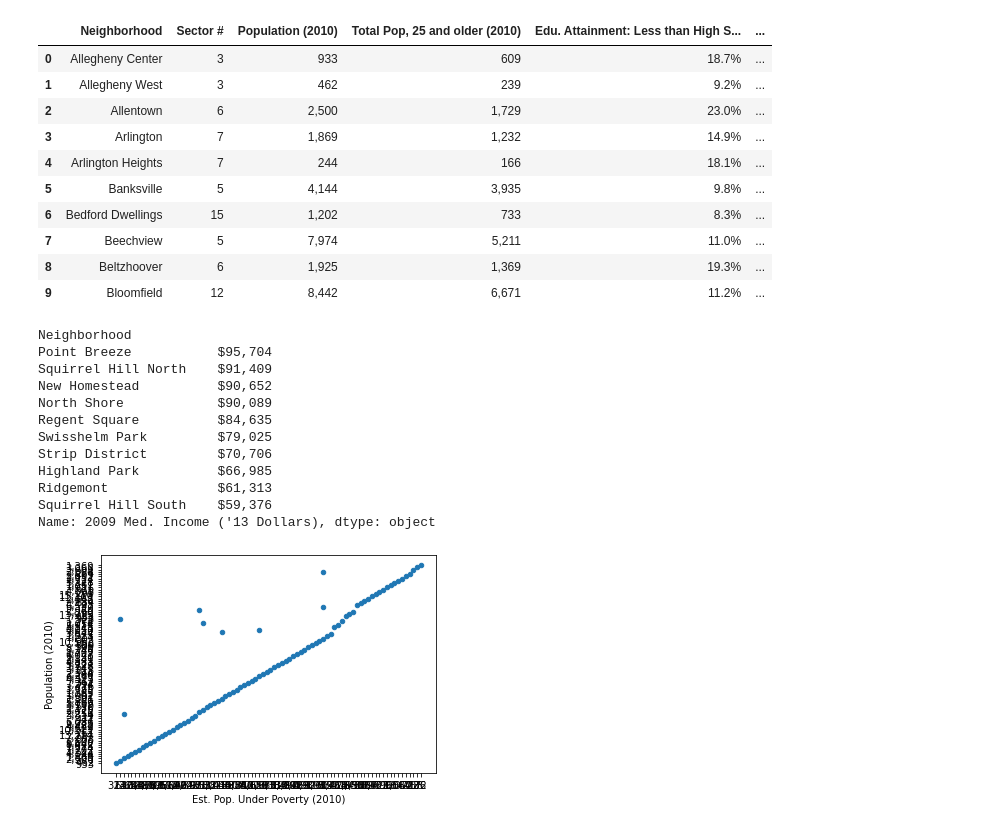
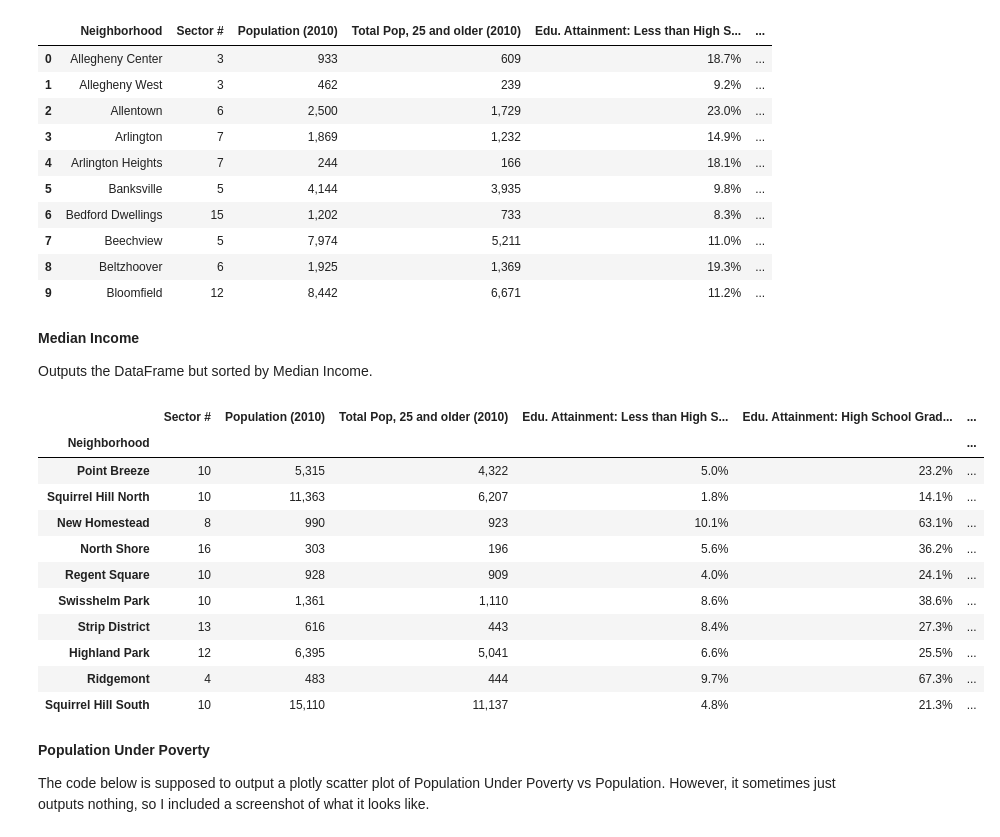
Before and after one commit to andrewkistner/BestPittsburghNeighborhood, a Jupyter notebook: Carter/Carter Data.ipynb, the cells around one changed output. Cells and saved outputs as stored; diff of their text form; code cells hidden in the pictures.

```diff
--- a/Carter/Carter Data.ipynb
+++ b/Carter/Carter Data.ipynb
@@ -15,24 +19,29 @@ bud.head(10)
 | 7 | Beechview | 5 | 7,974 | 5,211 | 11.0% | ... |
 | 8 | Beltzhoover | 6 | 1,925 | 1,369 | 19.3% | ... |
 | 9 | Bloomfield | 12 | 8,442 | 6,671 | 11.2% | ... |
+# %% [markdown]
+**Median Income**
+
+Outputs the DataFrame but sorted by Median Income.
 # %%
 amt = pd.read_csv("education-income.csv", index_col = "Neighborhood")
-salsrt = amt["2009 Med. Income ('13 Dollars)"].sort_values(ascending = False)
+amtsrt = amt.sort_values(by = ["2009 Med. Income ('13 Dollars)"], ascending = False)
 amtsrt.head(10)
 # %% [output]
-Neighborhood
-Point Breeze           $95,704
-Squirrel Hill North    $91,409
-New Homestead          $90,652
-North Shore            $90,089
-Regent Square          $84,635
-Swisshelm Park         $79,025
-Strip District         $70,706
-Highland Park          $66,985
-Ridgemont              $61,313
-Squirrel Hill South    $59,376
-Name: 2009 Med. Income ('13 Dollars), dtype: object
+|  | Sector # | Population (2010) | Total Pop, 25 and older (2010) | Edu. Attainment: Less than High S... | Edu. Attainment: High School Grad... | ... |
+| Neighborhood |  |  |  |  |  | ... |
+| Point Breeze | 10 | 5,315 | 4,322 | 5.0% | 23.2% | ... |
+| Squirrel Hill North | 10 | 11,363 | 6,207 | 1.8% | 14.1% | ... |
+| New Homestead | 8 | 990 | 923 | 10.1% | 63.1% | ... |
+| North Shore | 16 | 303 | 196 | 5.6% | 36.2% | ... |
+| Regent Square | 10 | 928 | 909 | 4.0% | 24.1% | ... |
+| Swisshelm Park | 10 | 1,361 | 1,110 | 8.6% | 38.6% | ... |
+| Strip District | 13 | 616 | 443 | 8.4% | 27.3% | ... |
+| Highland Park | 12 | 6,395 | 5,041 | 6.6% | 25.5% | ... |
+| Ridgemont | 4 | 483 | 444 | 9.7% | 67.3% | ... |
+| Squirrel Hill South | 10 | 15,110 | 11,137 | 4.8% | 21.3% | ... |
-# %%
-spt = amt.plot.scatter(x = "Est. Pop. Under Poverty (2010)", y = "Population (2010)")
-# %% [output]
-[figure, removed]
+# %% [markdown]
+**Population Under Poverty**
+
+
+The code below is supposed to output a plotly scatter plot of Population Under Poverty vs Population. However, it sometimes just outputs nothing, so I included a screenshot of what it looks like.
```
Also changed, not shown: parts of 4 cells of this notebook, 1 other file.
